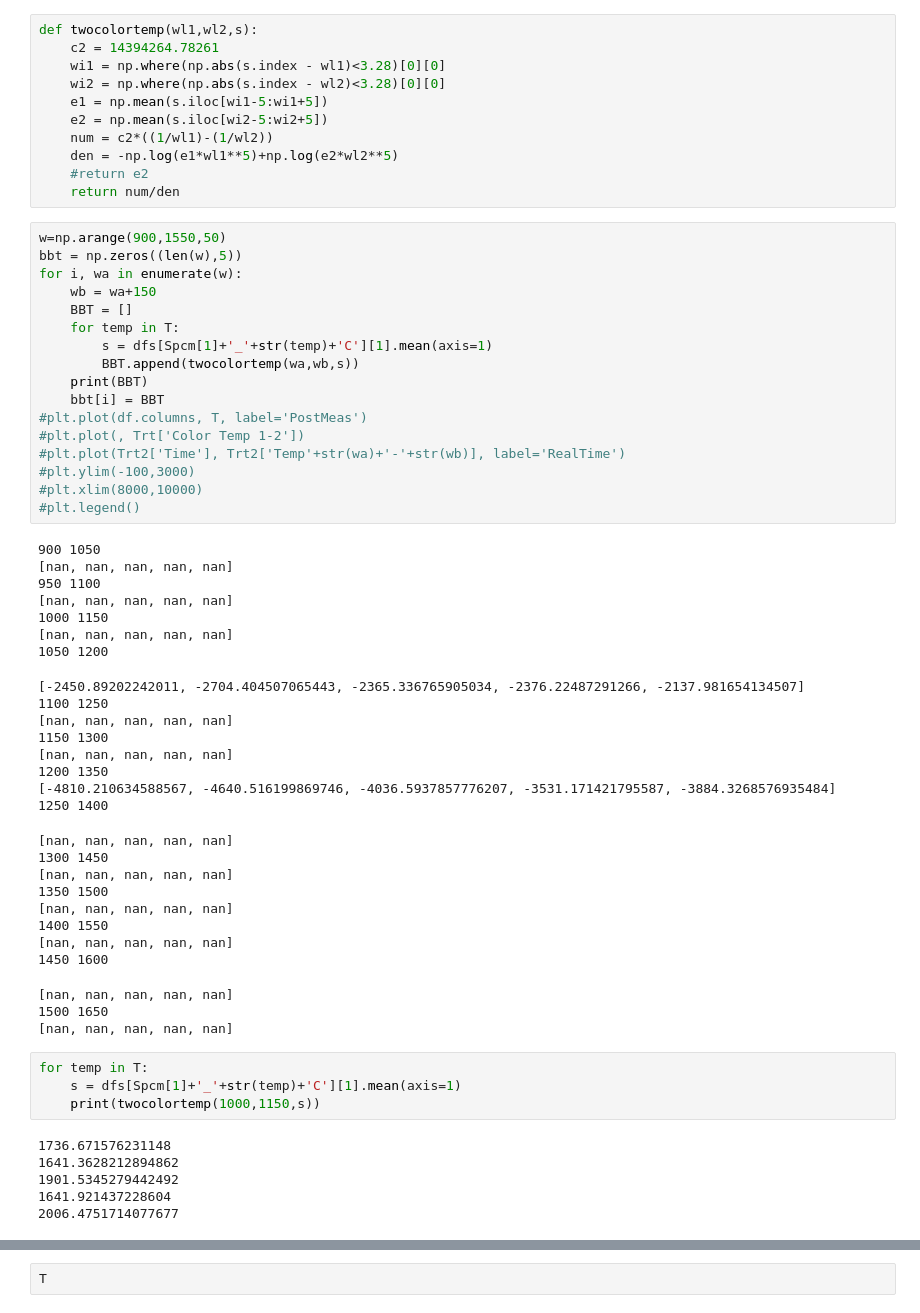
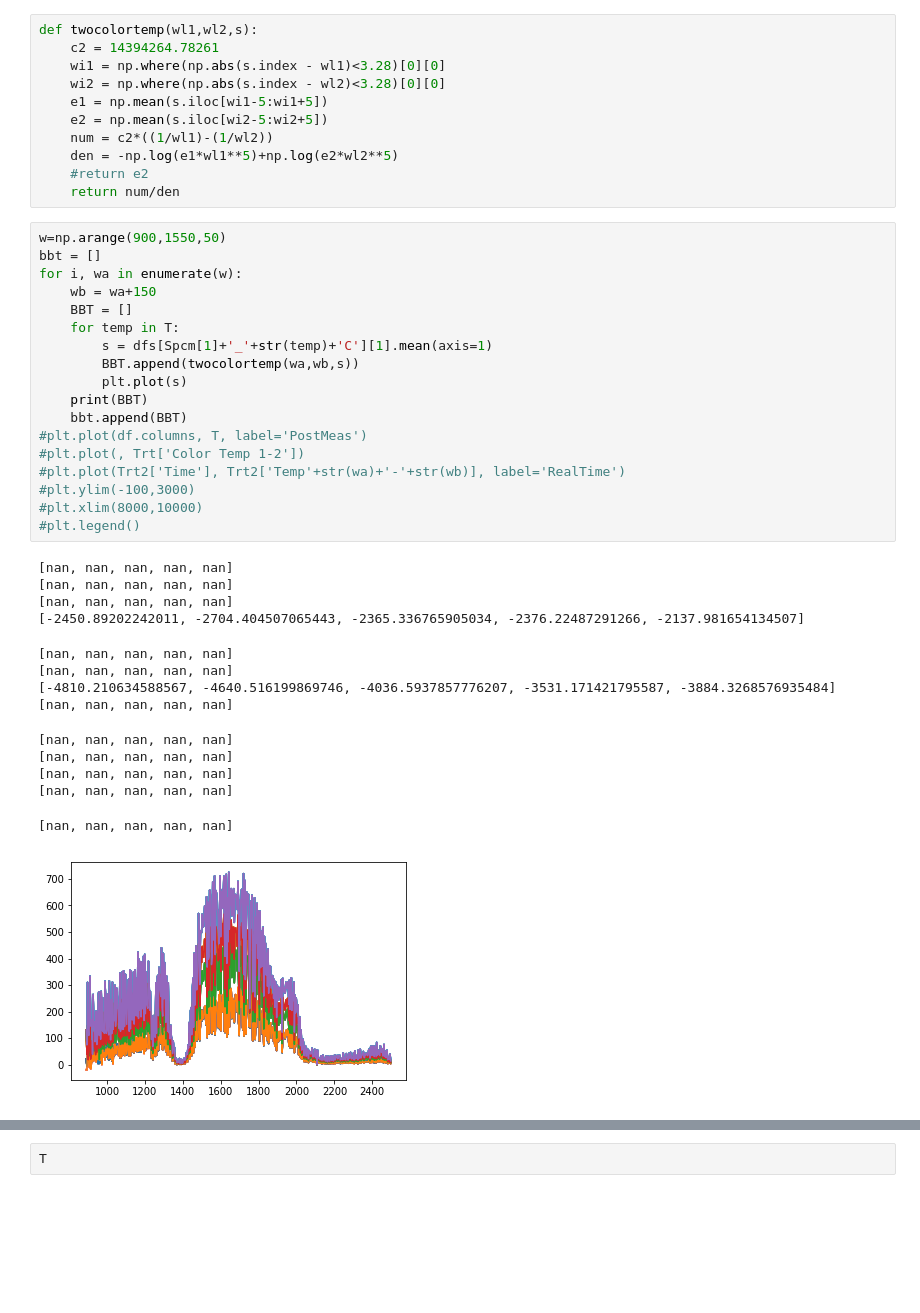
Before and after one commit to msb002/MHDlab, a Jupyter notebook: Analysis/Jupyter Notebooks/Bowen/MgO Spectra.ipynb, the cells around one changed output, grey strips where cells are left out. Drawn from its saved outputs; the diff is of its cells as text; blank space fills up the shorter version.

```diff
--- a/Analysis/Jupyter Notebooks/Bowen/MgO Spectra.ipynb
+++ b/Analysis/Jupyter Notebooks/Bowen/MgO Spectra.ipynb
@@ -85,55 +85,34 @@ def twocolortemp(wl1,wl2,s):
     return num/den
 # %%
 w=np.arange(900,1550,50)
-bbt = np.zeros((len(w),5))
+bbt = []
 for i, wa in enumerate(w):
     wb = wa+150
     BBT = []
     for temp in T:
         s = dfs[Spcm[1]+'_'+str(temp)+'C'][1].mean(axis=1)
         BBT.append(twocolortemp(wa,wb,s))
+        plt.plot(s)
     print(BBT)
-    bbt[i] = BBT
+    bbt.append(BBT)
 #plt.plot(df.columns, T, label='PostMeas')
 #plt.plot(, Trt['Color Temp 1-2'])
 #plt.plot(Trt2['Time'], Trt2['Temp'+str(wa)+'-'+str(wb)], label='RealTime')
 #plt.ylim(-100,3000)
 #plt.xlim(8000,10000)
 #plt.legend()
 # %% [output]
-900 1050
 [nan, nan, nan, nan, nan]
-950 1100
 [nan, nan, nan, nan, nan]
-1000 1150
 [nan, nan, nan, nan, nan]
-1050 1200
+[-2450.89202242011, -2704.404507065443, -2365.336765905034, -2376.22487291266, -2137.981654134507]
-[-2450.89202242011, -2704.404507065443, -2365.336765905034, -2376.22487291266, -2137.981654134507]
-1100 1250
 [nan, nan, nan, nan, nan]
-1150 1300
 [nan, nan, nan, nan, nan]
-1200 1350
 [-4810.210634588567, -4640.516199869746, -4036.5937857776207, -3531.171421795587, -3884.3268576935484]
-1250 1400
+[nan, nan, nan, nan, nan]
 [nan, nan, nan, nan, nan]
-1300 1450
 [nan, nan, nan, nan, nan]
-1350 1500
 [nan, nan, nan, nan, nan]
-1400 1550
 [nan, nan, nan, nan, nan]
-1450 1600
 [nan, nan, nan, nan, nan]
-1500 1650
-[nan, nan, nan, nan, nan]
+[figure, added]
-# %%
-for temp in T:
-    s = dfs[Spcm[1]+'_'+str(temp)+'C'][1].mean(axis=1)
-    print(twocolortemp(1000,1150,s))
-# %% [output]
-1736.671576231148
-1641.3628212894862
-1901.5345279442492
-1641.921437228604
-2006.4751714077677
```
Also changed, not shown: parts of 7 cells of this notebook, 13 other files.
